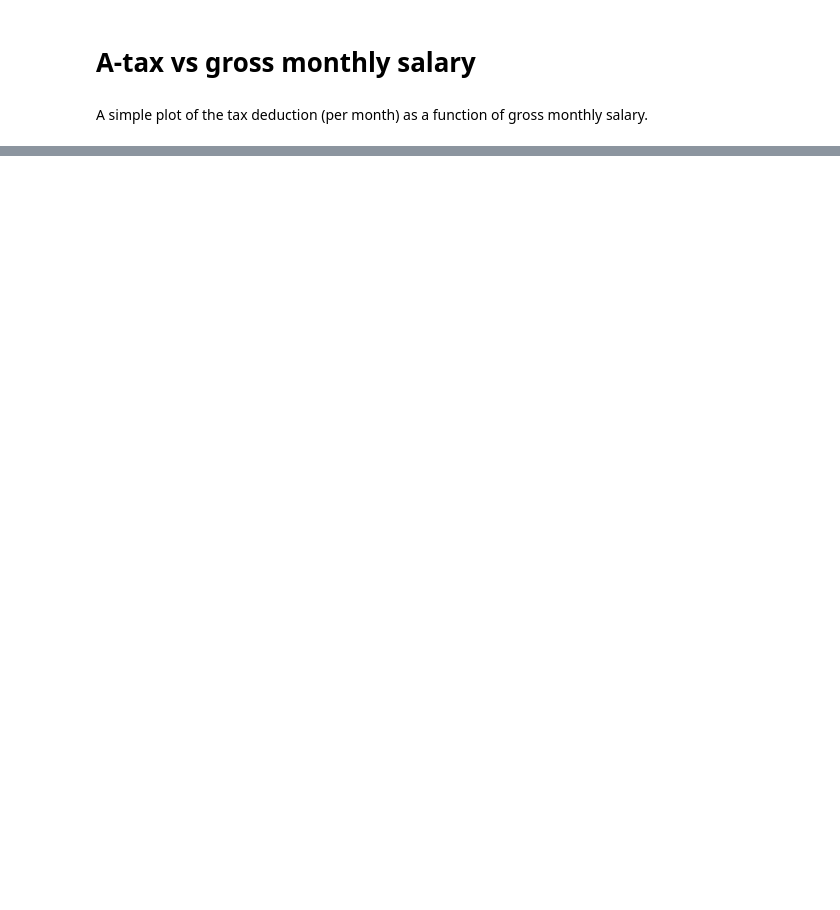
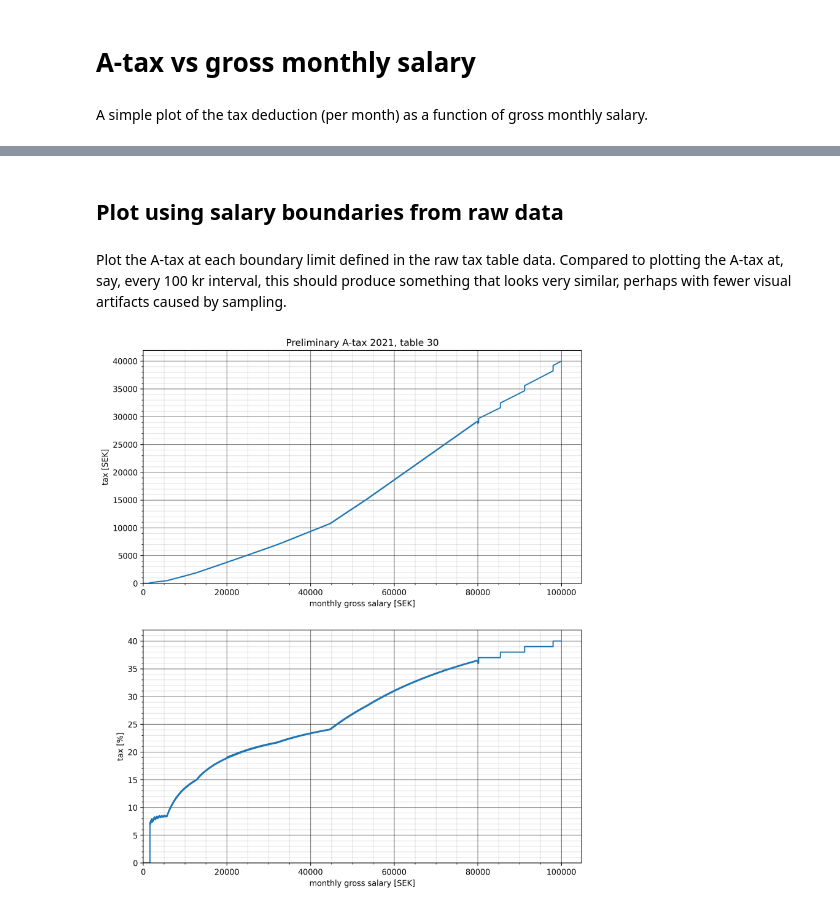
Before and after one commit to jonkr/skattplot, a Jupyter notebook: skattplot.ipynb, the cells around one changed output, grey strips where cells are left out. Cells and saved outputs as stored; diff of their text form; code cells hidden in the pictures; blank space fills up the shorter version.

```diff
--- a/skattplot.ipynb
+++ b/skattplot.ipynb
@@ -50,0 +58,37 @@ plt.minorticks_on()
+# %% [markdown]
+## Plot using salary boundaries from raw data
+# %% [markdown]
+Plot the A-tax at each boundary limit defined in the raw tax table data. Compared to plotting the A-tax at, say, every 100 kr interval, this should produce something that looks very similar, perhaps with fewer visual artifacts caused by sampling.
+# %%
+from skattplot.atax import ATax
+TAX_TABLE_NO = 30
+MAX_SALARY = 100000
+atax_table = ATax(TAX_TABLE_NO)
+monthly_salary = list(filter(lambda e: e <= MAX_SALARY, atax_table.bounds))
+atax = [atax_table.get(s) for s in monthly_salary]
+atax_ratio = [atax_table.get(s) * 100.0 / s for s in monthly_salary]
+
+plt.figure(figsize=(10, 12), facecolor='white')
+
+plt.subplot(2,1,1)
+plt.plot(monthly_salary, atax)
+plt.title(f'Preliminary A-tax 2021, table {TAX_TABLE_NO}')
+plt.xlabel('monthly gross salary [SEK]')
+plt.ylabel('tax [SEK]')
+plt.gca().set_ylim(ymin=0)
+plt.gca().set_xlim(xmin=0)
+plt.grid(visible=True, which='major', color='k', linestyle='-', alpha=0.5)
+plt.grid(visible=True, which='minor', color='k', linestyle='-', alpha=0.1)
+plt.minorticks_on()
+
+plt.subplot(2,1,2)
+plt.plot(monthly_salary, atax_ratio)
+plt.xlabel('monthly gross salary [SEK]')
+plt.ylabel('tax [%]')
+plt.gca().set_ylim(ymin=0)
+plt.gca().set_xlim(xmin=0)
+plt.grid(visible=True, which='major', color='k', linestyle='-', alpha=0.5)
+plt.grid(visible=True, which='minor', color='k', linestyle='-', alpha=0.1)
+plt.minorticks_on()
+# %% [output]
+[figure, added]
```
Also changed, not shown: parts of 2 cells of this notebook, 2 other files.
